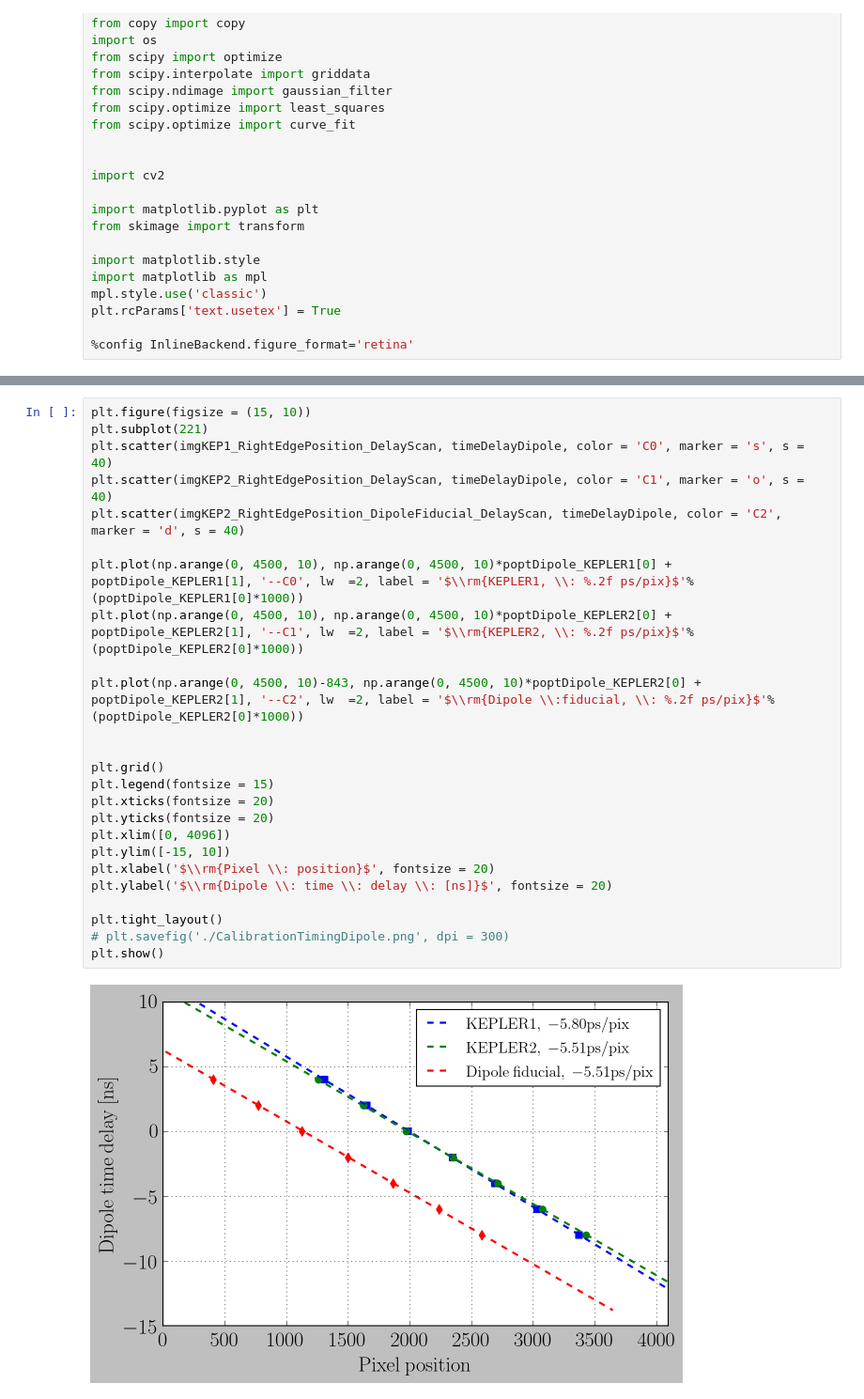
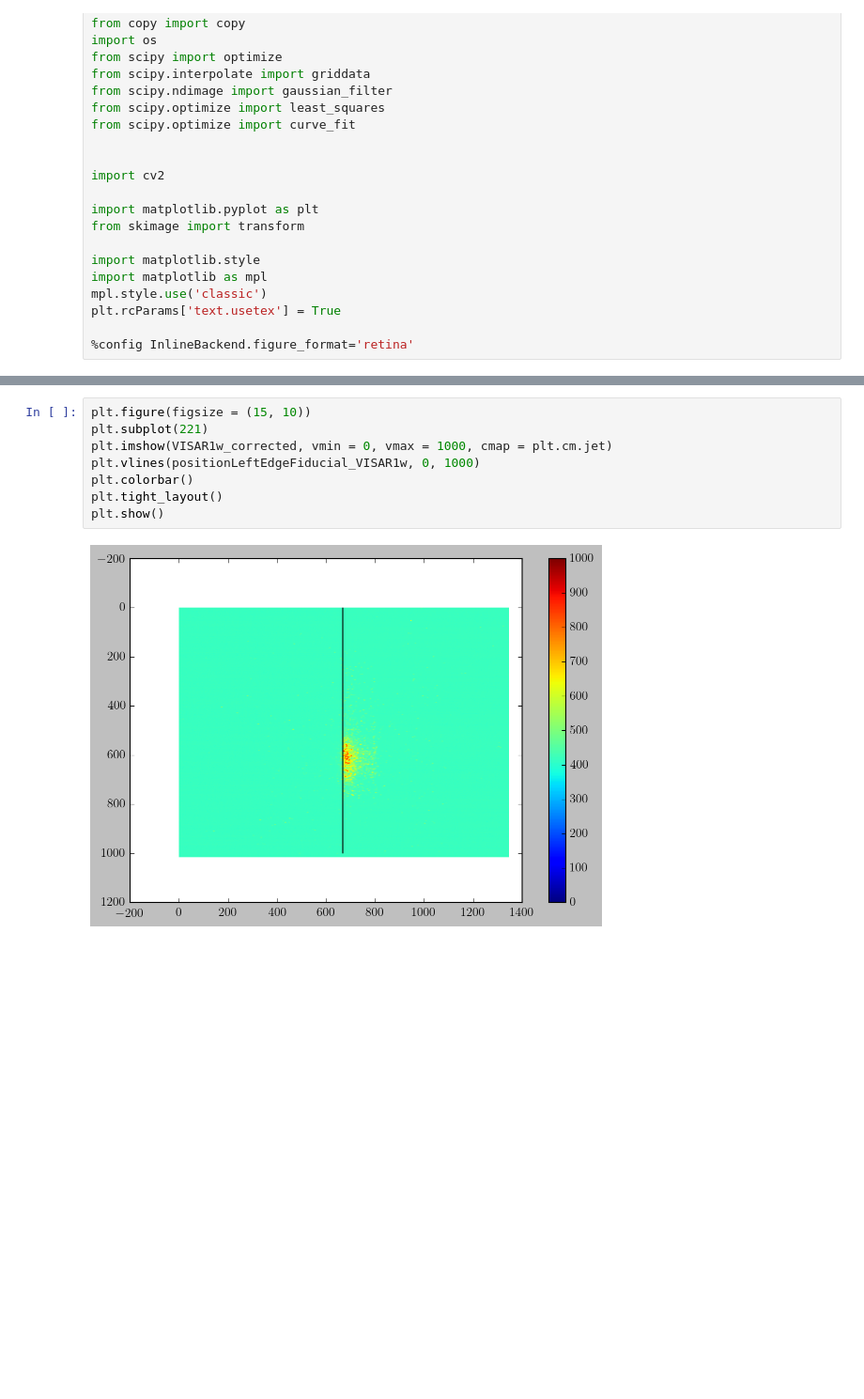
Before and after one commit to adescamps59/EuXFEL-HED-VISAR, a Jupyter notebook: Calibration/20nsWindow_TimingCalibration.ipynb, the cells around one changed output, grey strips where cells are left out. Shown at 94% size. Cells and saved outputs as stored; diff of their text form; blank space fills up the shorter version.

```diff
--- a/Calibration/20nsWindow_TimingCalibration.ipynb
+++ b/Calibration/20nsWindow_TimingCalibration.ipynb
@@ -431,27 +286,10 @@ imgKEP2_RightEdgePosition_DipoleFiducial_DelayScan
-# %%
-plt.figure(figsize = (15, 10))
-plt.subplot(221)
-plt.scatter(imgKEP1_RightEdgePosition_DelayScan, timeDelayDipole, color = 'C0', marker = 's', s = 40)
-plt.scatter(imgKEP2_RightEdgePosition_DelayScan, timeDelayDipole, color = 'C1', marker = 'o', s = 40)
-plt.scatter(imgKEP2_RightEdgePosition_DipoleFiducial_DelayScan, timeDelayDipole, color = 'C2', marker = 'd', s = 40)
-
-plt.plot(np.arange(0, 4500, 10), np.arange(0, 4500, 10)*poptDipole_KEPLER1[0] + poptDipole_KEPLER1[1], '--C0', lw  =2, label = '$\\rm{KEPLER1, \\: %.2f ps/pix}$'%(poptDipole_KEPLER1[0]*1000))
-plt.plot(np.arange(0, 4500, 10), np.arange(0, 4500, 10)*poptDipole_KEPLER2[0] + poptDipole_KEPLER2[1], '--C1', lw  =2, label = '$\\rm{KEPLER2, \\: %.2f ps/pix}$'%(poptDipole_KEPLER2[0]*1000))
-
-plt.plot(np.arange(0, 4500, 10)-843, np.arange(0, 4500, 10)*poptDipole_KEPLER2[0] + poptDipole_KEPLER2[1], '--C2', lw  =2, label = '$\\rm{Dipole \\:fiducial, \\: %.2f ps/pix}$'%(poptDipole_KEPLER2[0]*1000))
-
-
-plt.grid()
-plt.legend(fontsize = 15)
-plt.xticks(fontsize = 20)
-plt.yticks(fontsize = 20)
-plt.xlim([0, 4096])
-plt.ylim([-15, 10])
-plt.xlabel('$\\rm{Pixel \\: position}$', fontsize = 20)
-plt.ylabel('$\\rm{Dipole \\: time \\: delay \\: [ns]}$', fontsize = 20)
-
-plt.tight_layout()
-# plt.savefig('./CalibrationTimingDipole.png', dpi = 300)
-plt.show()
-# %% [output]
-[figure, removed]
+# %%
+plt.figure(figsize = (15, 10))
+plt.subplot(221)
+plt.imshow(VISAR1w_corrected, vmin = 0, vmax = 1000, cmap = plt.cm.jet)
+plt.vlines(positionLeftEdgeFiducial_VISAR1w, 0, 1000)
+plt.colorbar()
+plt.tight_layout()
+plt.show()
+# %% [output]
+[figure, added]
```
Also changed, not shown: parts of 35 cells of this notebook, 2 other files.
